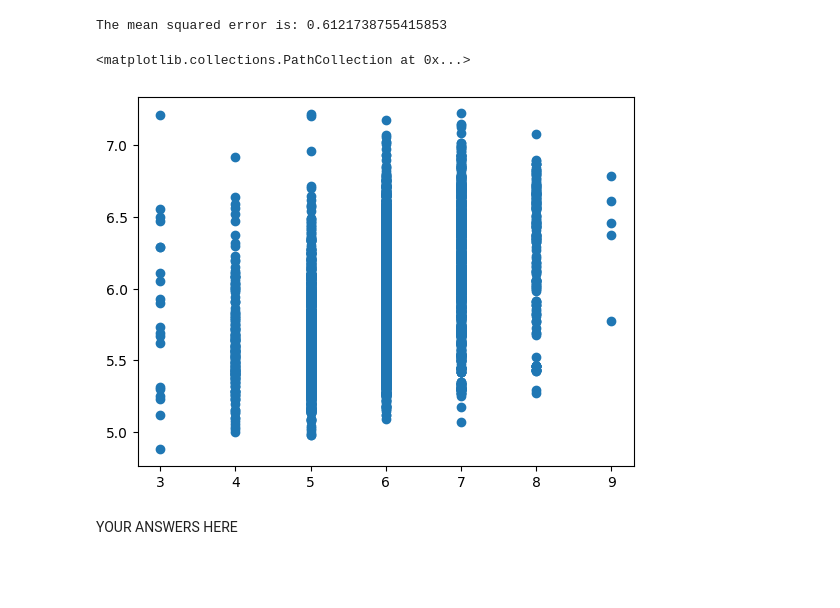
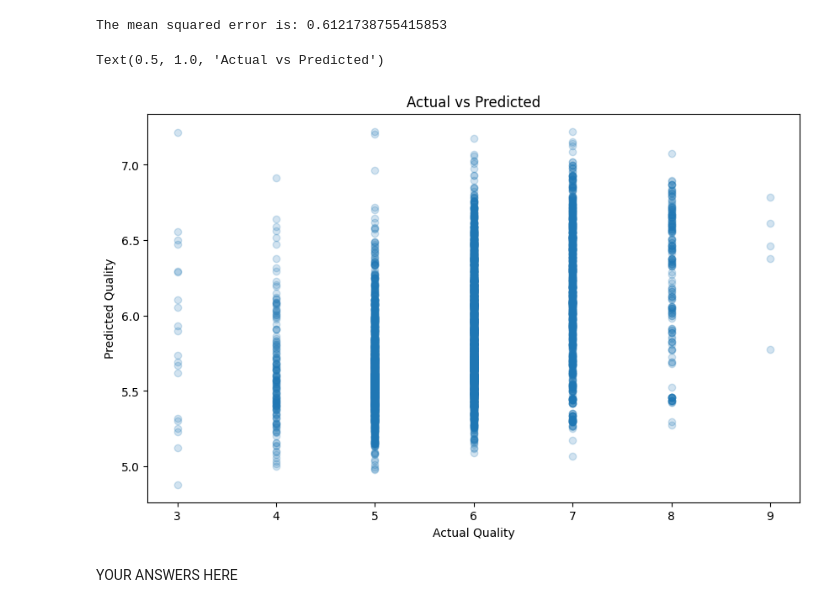
Before and after one commit to brittanygenzmann/dx601-final-project, a Jupyter notebook: project.ipynb, the cells around one changed output. Saved outputs shown, nothing was run; the diff lists cells and outputs as text; code cells hidden in the pictures; blank space fills up the shorter version.

```diff
--- a/project.ipynb
+++ b/project.ipynb
@@ -612,11 +612,16 @@ The mean squared error is: 0.6121738755415853
 # %%
 # Plot actual vs predicted
 actual = y
 predicted = ypred
-plt.scatter(y, ypred)
+plt.figure(figsize=(10,6))
+plt.scatter(y, ypred, alpha=0.2)
+plt.plot(color='pink')
+plt.xlabel("Actual Quality")
+plt.ylabel("Predicted Quality")
+plt.title("Actual vs Predicted");
 # %% [output]
-<matplotlib.collections.PathCollection at 0x...>
+Text(0.5, 1.0, 'Actual vs Predicted')
-[figure, old version]
+[figure, new version]
 # %% [markdown]
 YOUR ANSWERS HERE
 # %% [markdown]
```
